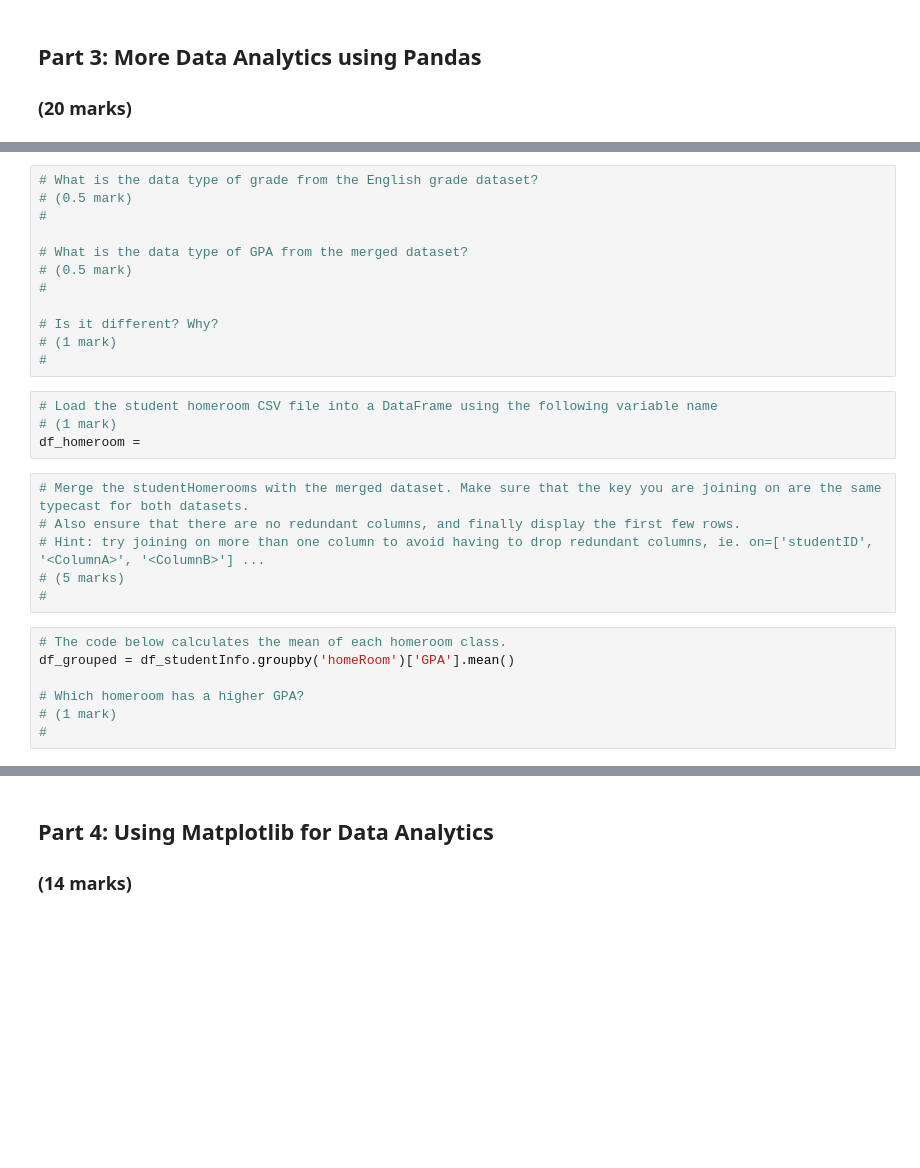
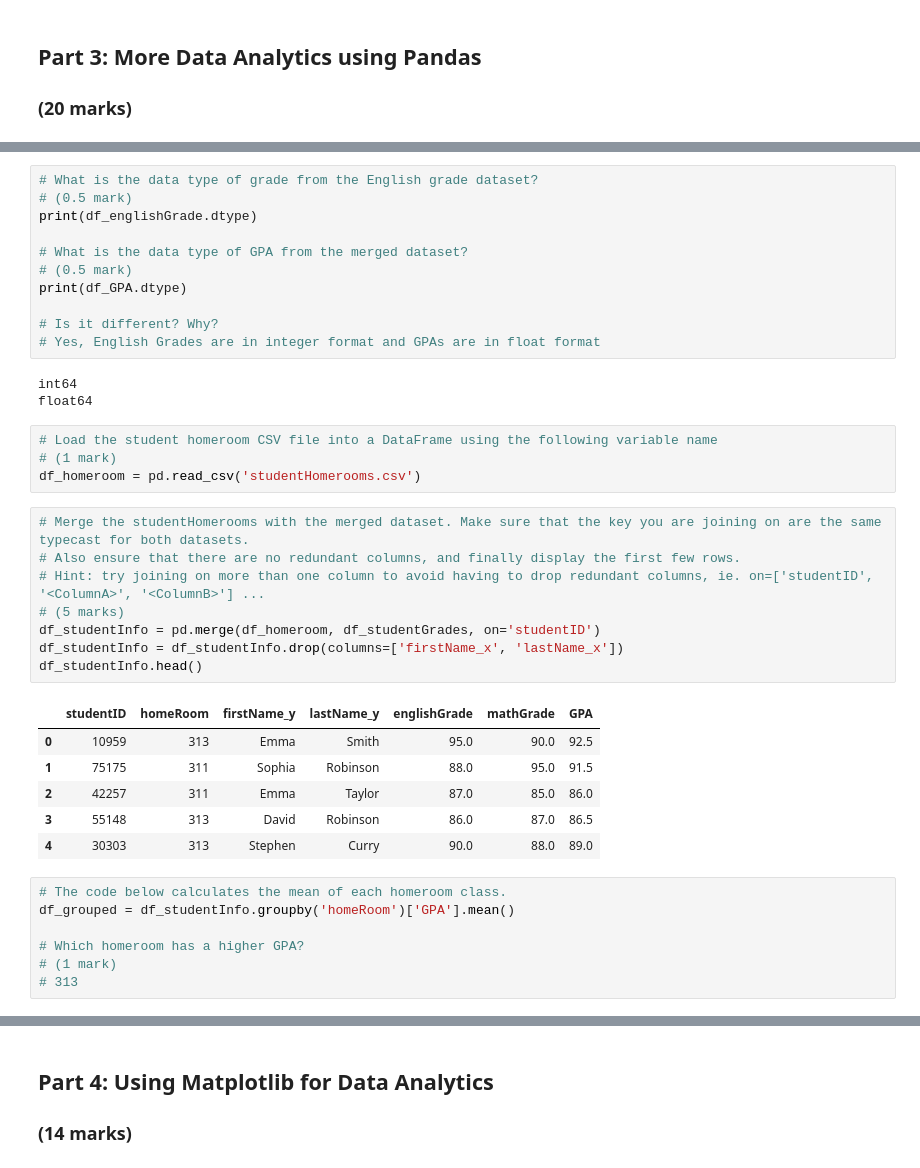
Before and after one commit to fabihafaizaislam/engg680_2024_fall, a Jupyter notebook: Assignment1.ipynb, the cells around one changed output, grey strips where cells are left out. Saved outputs shown, nothing was run; the diff lists cells and outputs as text; blank space fills up the shorter version.

```diff
--- a/Assignment1.ipynb
+++ b/Assignment1.ipynb
@@ -146,32 +246,43 @@ print(df_mathGrade_over90)
 # %%
 # What is the data type of grade from the English grade dataset?
 # (0.5 mark)
-#
+print(df_englishGrade.dtype)
 
 # What is the data type of GPA from the merged dataset?
 # (0.5 mark)
-#
+print(df_GPA.dtype)
 
 # Is it different? Why?
-# (1 mark)
-#
+# Yes, English Grades are in integer format and GPAs are in float format
+# %% [output]
+int64
+float64
 # %%
 # Load the student homeroom CSV file into a DataFrame using the following variable name
 # (1 mark)
-df_homeroom =
+df_homeroom = pd.read_csv('studentHomerooms.csv')
 # %%
 # Merge the studentHomerooms with the merged dataset. Make sure that the key you are joining on are the same typecast for both datasets.
 # Also ensure that there are no redundant columns, and finally display the first few rows.
 # Hint: try joining on more than one column to avoid having to drop redundant columns, ie. on=['studentID', '<ColumnA>', '<ColumnB>'] ...
 # (5 marks)
-#
+df_studentInfo = pd.merge(df_homeroom, df_studentGrades, on='studentID')
+df_studentInfo = df_studentInfo.drop(columns=['firstName_x', 'lastName_x'])
+df_studentInfo.head()
+# %% [output]
+|  | studentID | homeRoom | firstName_y | lastName_y | englishGrade | mathGrade | GPA |
+| 0 | 10959 | 313 | Emma | Smith | 95.0 | 90.0 | 92.5 |
+| 1 | 75175 | 311 | Sophia | Robinson | 88.0 | 95.0 | 91.5 |
+| 2 | 42257 | 311 | Emma | Taylor | 87.0 | 85.0 | 86.0 |
+| 3 | 55148 | 313 | David | Robinson | 86.0 | 87.0 | 86.5 |
+| 4 | 30303 | 313 | Stephen | Curry | 90.0 | 88.0 | 89.0 |
 # %%
 # The code below calculates the mean of each homeroom class.
 df_grouped = df_studentInfo.groupby('homeRoom')['GPA'].mean()
 
 # Which homeroom has a higher GPA?
 # (1 mark)
-#
+# 313
 # %%
 # Now let's work with multiple sorts. The .sort_values() method can sort by multiple columns, meaning you can specify a primary column and a secondary column for sorting.
 # For example, by=['ColumnA', 'ColumnB'] will first sort by ColumnA and then by ColumnB.
```
Also changed, not shown: parts of 31 cells of this notebook.
